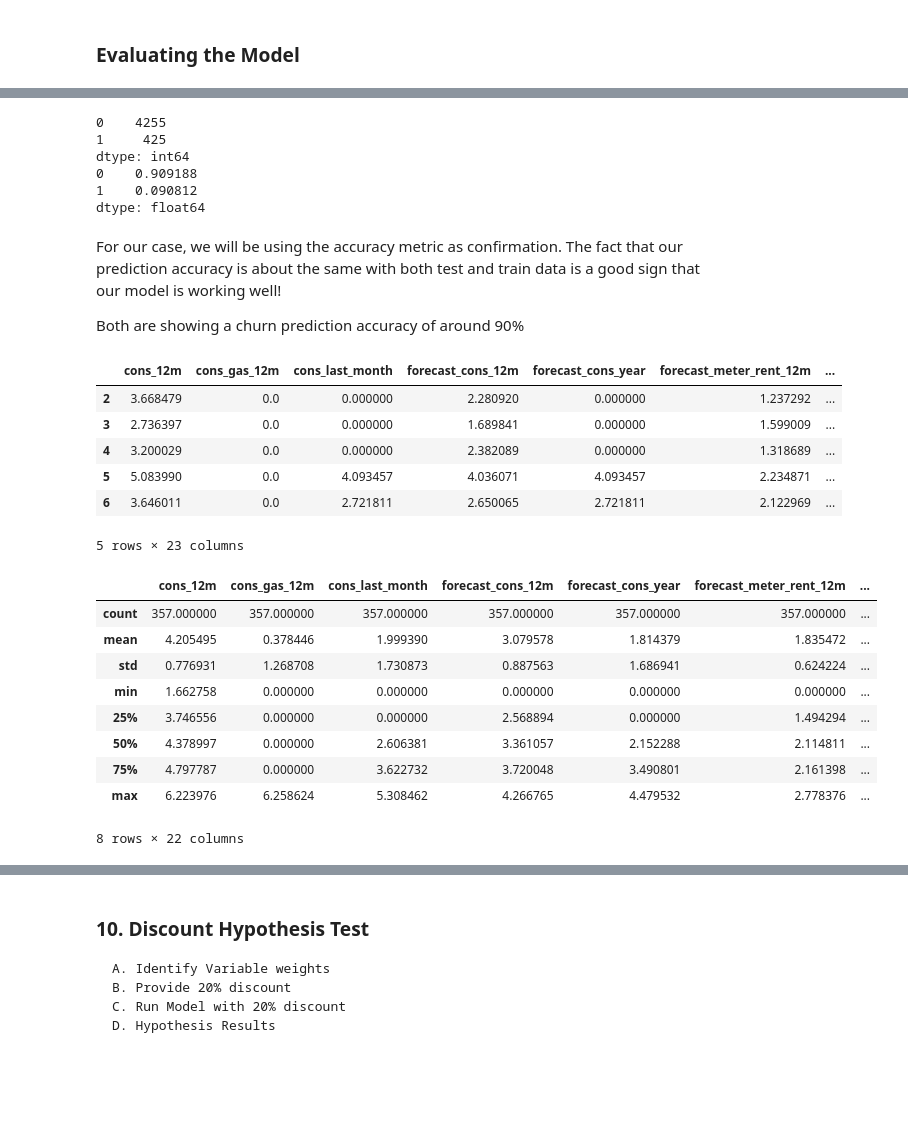
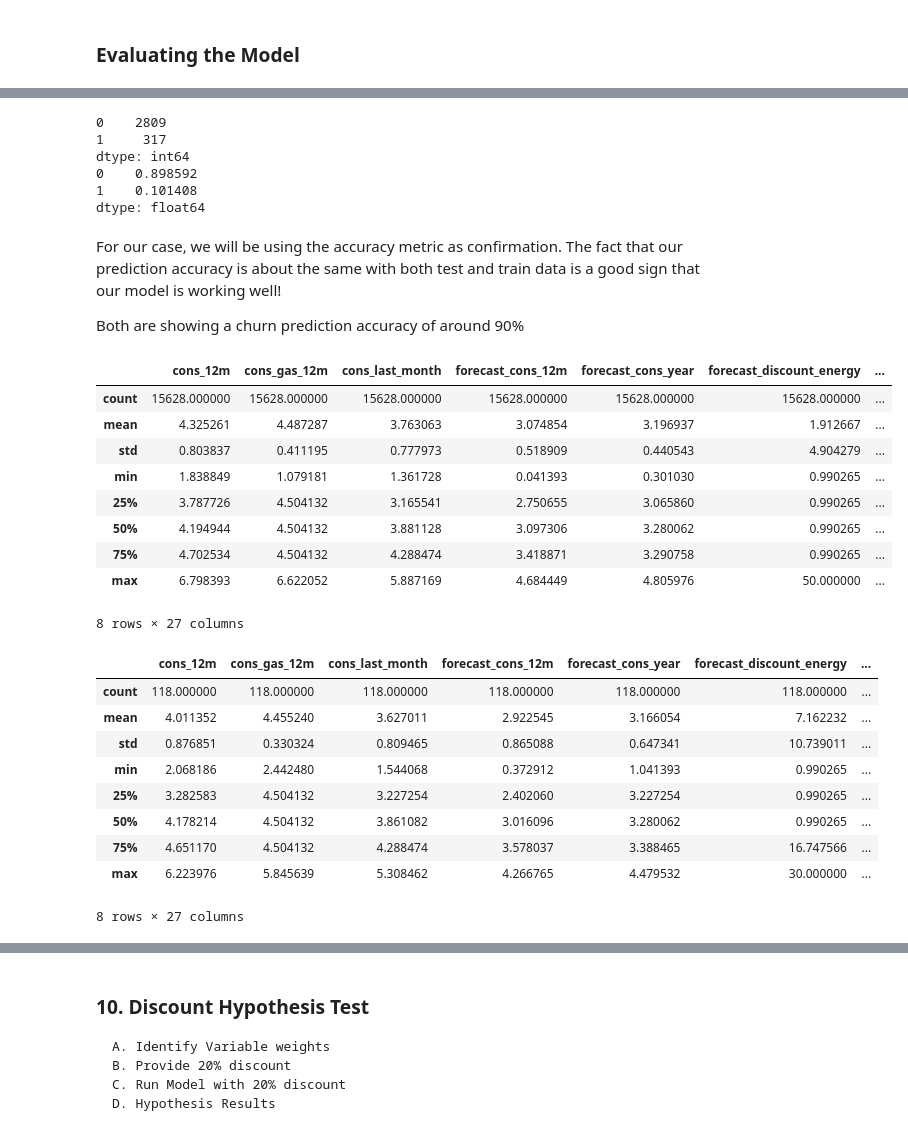
Before and after one commit to albert-olea/BCG_energy_market, a Jupyter notebook: BCG PowerCo Churn Model.ipynb, the cells around one changed output, grey strips where cells are left out. Saved outputs shown, nothing was run; the diff lists cells and outputs as text; code cells hidden in the pictures; blank space fills up the shorter version.

```diff
--- a/BCG PowerCo Churn Model.ipynb
+++ b/BCG PowerCo Churn Model.ipynb
@@ -436,17 +446,17 @@ df["churn"] = df["churn"].astype(int)
 
 # store later needed columns and drop columns deemed unnecessary for Logistic Regression Calculations
 id_number = df['id']
-df.drop(columns=['id', "date_activ", "date_end", "date_modif_prod", "date_renewal", 'origin_up', 'price_date'],inplace=True)
+df.drop(columns=['id', "date_activ", "date_end", 'price_date'],inplace=True)
 # %%
 Y = df["churn"].values
 X = df.drop(labels = ["churn"],axis = 1)
 
 """ Churn Prediction Model Results"""
 from sklearn.model_selection import train_test_split
-X_train, X_test, y_train, y_test = train_test_split(X, Y, test_size=0.3, random_state=101)
+X_train, X_test, y_train, y_test = train_test_split(X, Y, test_size=0.20, random_state=35)
 
 from sklearn.linear_model import LogisticRegression
-model = LogisticRegression()
+model = LogisticRegression(max_iter = 2000)
 result = model.fit(X_train, y_train)
 
 from sklearn import metrics
@@ -473,0 +475,11 @@ y_hat_test = model.predict(X_test)
+# %%
+""" D. Churn Prediction Model Results """
+# Now, we can show each individuals probability to churn based on our model
+df['probability_to_churn'] = model.predict_proba(df[X_train.columns])[:,1]
+
+# merge back id_number column to match id's with probability of churn
+result = pd.concat([ df, id_number], axis=1)
+
+#result.to_excel('churn_probability_by_id.xlsx')
+result.head()
+result.describe()
@@ -473,0 +497,4 @@ y_hat_test = model.predict(X_test)
+# %%
+y_hat_train = model.predict(X_train)
+df['churn_1'] = np.where(df['probability_to_churn']>=0.14, 1, 0)
+df
@@ -532,17 +573,17 @@ dtype: float64
 # %%
 """ Number of correct predictions in test data """
 # Find residual differences between test data and predicted test data
-residual = np.abs(y_test, y_hat_test)
+residual = np.abs(y_test, prediction_test)
 # Print the number of times our model was correct ('0') and incorrect ('1')
 print(pd.Series(residual).value_counts())
 # Print normalized amount of times our model was correct (percentage)
 print(pd.Series(residual).value_counts(normalize = True))
 # %% [output]
-0    4255
-1     425
+0    2809
+1     317
 dtype: int64
-0    0.909188
-1    0.090812
+0    0.898592
+1    0.101408
 dtype: float64
 # %% [markdown]
 For our case, we will be using the accuracy metric as confirmation. The fact that our prediction accuracy is about the same with both test and train data is a good sign that our model is working well!
@@ -551,42 +592,46 @@ Both are showing a churn prediction accuracy of around 90%
 # %%
 """ D. Churn Prediction Model Results """
 # Now, we can show each individuals probability to churn based on our model
 df['probability_to_churn'] = model.predict_proba(df[X_train.columns])[:,1]
 
 # merge back id_number column to match id's with probability of churn
 result = pd.concat([ df, id_number], axis=1)
 
 #result.to_excel('churn_probability_by_id.xlsx')
 result.head()
+result.describe()
 # %% [output]
-|  | cons_12m | cons_gas_12m | cons_last_month | forecast_cons_12m | forecast_cons_year | forecast_meter_rent_12m | ... |
-| 2 | 3.668479 | 0.0 | 0.000000 | 2.280920 | 0.000000 | 1.237292 | ... |
-| 3 | 2.736397 | 0.0 | 0.000000 | 1.689841 | 0.000000 | 1.599009 | ... |
-| 4 | 3.200029 | 0.0 | 0.000000 | 2.382089 | 0.000000 | 1.318689 | ... |
-| 5 | 5.083990 | 0.0 | 4.093457 | 4.036071 | 4.093457 | 2.234871 | ... |
-| 6 | 3.646011 | 0.0 | 2.721811 | 2.650065 | 2.721811 | 2.122969 | ... |
+|  | cons_12m | cons_gas_12m | cons_last_month | forecast_cons_12m | forecast_cons_year | forecast_discount_energy | ... |
+| count | 15628.000000 | 15628.000000 | 15628.000000 | 15628.000000 | 15628.000000 | 15628.000000 | ... |
+| mean | 4.325261 | 4.487287 | 3.763063 | 3.074854 | 3.196937 | 1.912667 | ... |
+| std | 0.803837 | 0.411195 | 0.777973 | 0.518909 | 0.440543 | 4.904279 | ... |
+| min | 1.838849 | 1.079181 | 1.361728 | 0.041393 | 0.301030 | 0.990265 | ... |
+| 25% | 3.787726 | 4.504132 | 3.165541 | 2.750655 | 3.065860 | 0.990265 | ... |
+| 50% | 4.194944 | 4.504132 | 3.881128 | 3.097306 | 3.280062 | 0.990265 | ... |
+| 75% | 4.702534 | 4.504132 | 4.288474 | 3.418871 | 3.290758 | 0.990265 | ... |
+| max | 6.798393 | 6.622052 | 5.887169 | 4.684449 | 4.805976 | 50.000000 | ... |
-5 rows × 23 columns
+8 rows × 27 columns
 # %%
 # Seperate high likely to churn customers from low likely to churn customers
 
-result_high_prob = result[result['probability_to_churn'] >= 0.20]
+result_high_prob = result[result['probability_to_churn'] >= 0.25]
 # average probability to churn in this set is 26%
 
-result_low_prob = result[result['probability_to_churn'] <= 0.20]
+result_low_prob = result[result['probability_to_churn'] <= 0.25]
 # average probability to churn in this set is 10%
 
 result_high_prob.describe()
 # %% [output]
-|  | cons_12m | cons_gas_12m | cons_last_month | forecast_cons_12m | forecast_cons_year | forecast_meter_rent_12m | ... |
-| count | 357.000000 | 357.000000 | 357.000000 | 357.000000 | 357.000000 | 357.000000 | ... |
-| mean | 4.205495 | 0.378446 | 1.999390 | 3.079578 | 1.814379 | 1.835472 | ... |
-| std | 0.776931 | 1.268708 | 1.730873 | 0.887563 | 1.686941 | 0.624224 | ... |
-| min | 1.662758 | 0.000000 | 0.000000 | 0.000000 | 0.000000 | 0.000000 | ... |
-| 25% | 3.746556 | 0.000000 | 0.000000 | 2.568894 | 0.000000 | 1.494294 | ... |
-| 50% | 4.378997 | 0.000000 | 2.606381 | 3.361057 | 2.152288 | 2.114811 | ... |
-| 75% | 4.797787 | 0.000000 | 3.622732 | 3.720048 | 3.490801 | 2.161398 | ... |
-| max | 6.223976 | 6.258624 | 5.308462 | 4.266765 | 4.479532 | 2.778376 | ... |
+|  | cons_12m | cons_gas_12m | cons_last_month | forecast_cons_12m | forecast_cons_year | forecast_discount_energy | ... |
+| count | 118.000000 | 118.000000 | 118.000000 | 118.000000 | 118.000000 | 118.000000 | ... |
+| mean | 4.011352 | 4.455240 | 3.627011 | 2.922545 | 3.166054 | 7.162232 | ... |
+| std | 0.876851 | 0.330324 | 0.809465 | 0.865088 | 0.647341 | 10.739011 | ... |
+| min | 2.068186 | 2.442480 | 1.544068 | 0.372912 | 1.041393 | 0.990265 | ... |
+| 25% | 3.282583 | 4.504132 | 3.227254 | 2.402060 | 3.227254 | 0.990265 | ... |
+| 50% | 4.178214 | 4.504132 | 3.861082 | 3.016096 | 3.280062 | 0.990265 | ... |
+| 75% | 4.651170 | 4.504132 | 4.288474 | 3.578037 | 3.388465 | 16.747566 | ... |
+| max | 6.223976 | 5.845639 | 5.308462 | 4.266765 | 4.479532 | 30.000000 | ... |
-8 rows × 22 columns
+8 rows × 27 columns
 # %%
 result_low_prob.describe()
 # %% [output]
```
Also changed, not shown: parts of 28 cells of this notebook.
